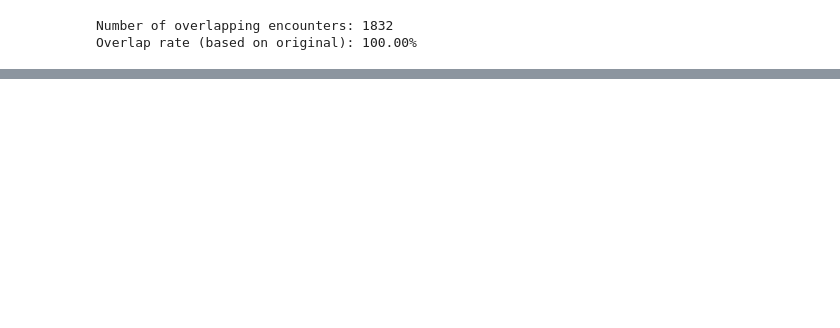
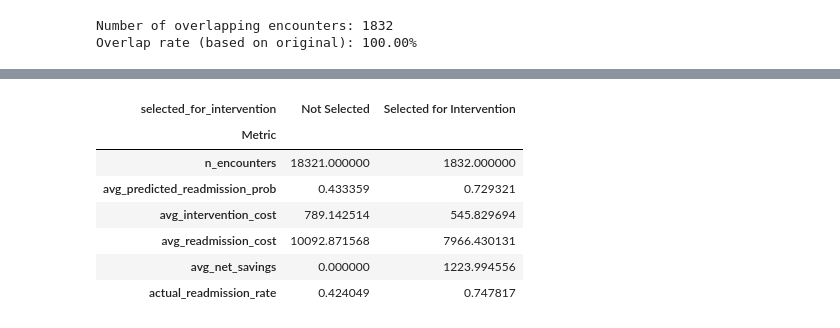
Before and after one commit to ChiaoYunLee/diabetes-readmission-predict-and-optimize, a Jupyter notebook: PTO_diabetes.ipynb, the cells around one changed output, grey strips where cells are left out. Saved outputs shown, nothing was run; the diff lists cells and outputs as text; code cells hidden in the pictures; blank space fills up the shorter version.

```diff
--- a/PTO_diabetes.ipynb
+++ b/PTO_diabetes.ipynb
@@ -686,6 +686,7 @@ for name, base_pipeline in pipelines.items():
     y_test_proba = final_model.predict_proba(X_test_selected)[:, 1]
     test_results[name] = calculate_probability_metrics(y_test, y_test_proba)
     test_results[name]['y_test_proba'] = y_test_proba
+    test_results[name]['model'] = final_model  # store pipeline for later use
 
 # Print cross-validation results
 print("\nCross-validation Results:")
@@ -819,7 +822,7 @@ array([0.58355723, 0.24264843, 0.44548256, ..., 0.44709189, 0.66439751,
        0.48501612], shape=(20153,))
 # %%
 # Aggregate the testing data into a dataframe
-df_results = X_test
+df_results = X_test.copy()
 df_results['y_prob'] = test_results['HistGradientBoosting']['y_test_proba']
 df_results['y_test'] = y_test
 df_results.head()
@@ -1174,4 +1175,8 @@ m.addConstr(gp.quicksum(intervene[i] * intervention_cost[i] for i in range(n_pat
 
 # Optimize
 m.optimize()
+
+# Reset to baseline after this what-if scenario
+intervention_effectiveness = 0.3
+budget = 1000000
 # %% [output]
@@ -1283,0 +1302,22 @@ Overlap rate (based on original): 100.00%
+# %%
+# High-level comparison: selected vs. not-selected encounters
+profile_summary = df_results.groupby('selected_for_intervention').agg(
+    n_encounters=('y_prob', 'count'),
+    avg_predicted_readmission_prob=('y_prob', 'mean'),
+    avg_intervention_cost=('intervention_cost', 'mean'),
+    avg_readmission_cost=('readmission_cost', 'mean'),
+    avg_net_savings=('costs_savings', 'mean'),
+    actual_readmission_rate=('y_test', 'mean')
+).rename(index={0: 'Not Selected', 1: 'Selected for Intervention'}).T
+
+profile_summary.index.name = 'Metric'
+profile_summary
+# %% [output]
+| selected_for_intervention | Not Selected | Selected for Intervention |
+| Metric |  |  |
+| n_encounters | 18321.000000 | 1832.000000 |
+| avg_predicted_readmission_prob | 0.433359 | 0.729321 |
+| avg_intervention_cost | 789.142514 | 545.829694 |
+| avg_readmission_cost | 10092.871568 | 7966.430131 |
+| avg_net_savings | 0.000000 | 1223.994556 |
+| actual_readmission_rate | 0.424049 | 0.747817 |
```
Also changed, not shown: parts of 19 cells of this notebook, 2 other files.
